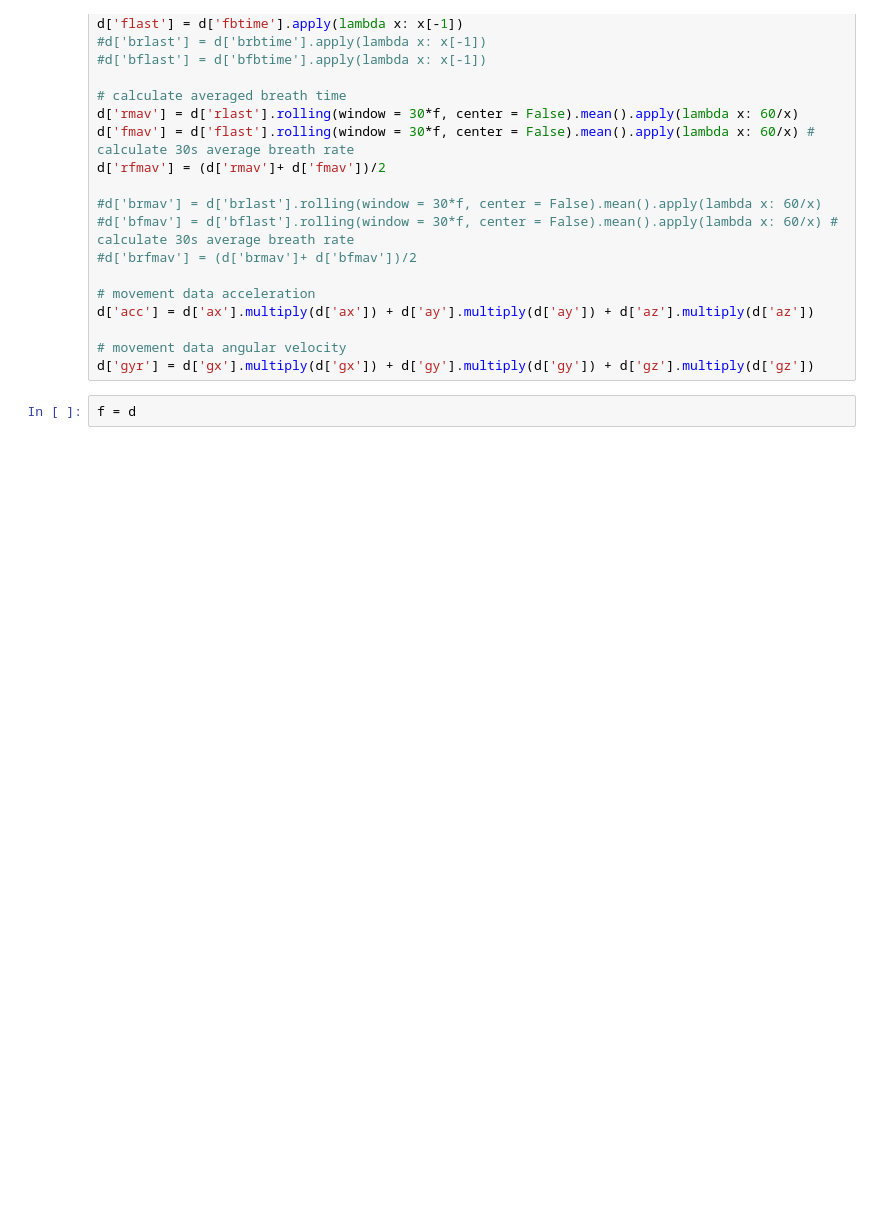
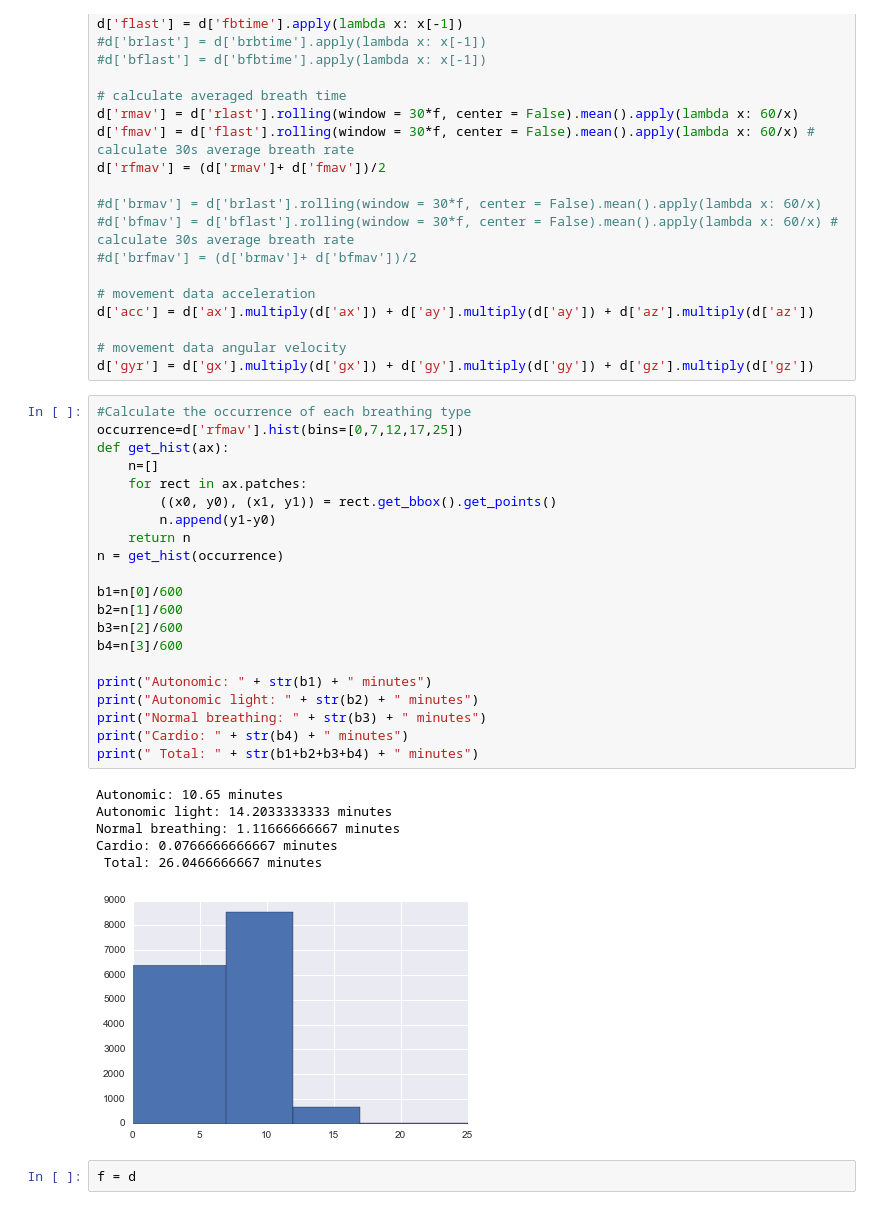
Before and after one commit to jcmorales82/Signal-Processing, a Jupyter notebook: Annie Cheung - Second Sequence.ipynb, the cells around one changed output. Cells and saved outputs as stored; diff of their text form; blank space fills up the shorter version.

Commit message:
Added breathing rate characterization

```diff
--- a/Annie Cheung - Second Sequence.ipynb
+++ b/Annie Cheung - Second Sequence.ipynb
@@ -120,6 +120,34 @@ d['acc'] = d['ax'].multiply(d['ax']) + d['ay'].multiply(d['ay']) + d['az'].multi
 
 # movement data angular velocity
 d['gyr'] = d['gx'].multiply(d['gx']) + d['gy'].multiply(d['gy']) + d['gz'].multiply(d['gz'])
+# %%
+#Calculate the occurrence of each breathing type
+occurrence=d['rfmav'].hist(bins=[0,7,12,17,25])
+def get_hist(ax):
+    n=[]
+    for rect in ax.patches:
+        ((x0, y0), (x1, y1)) = rect.get_bbox().get_points()
+        n.append(y1-y0)
+    return n
+n = get_hist(occurrence)
+
+b1=n[0]/600
+b2=n[1]/600
+b3=n[2]/600
+b4=n[3]/600
+
+print("Autonomic: " + str(b1) + " minutes")
+print("Autonomic light: " + str(b2) + " minutes")
+print("Normal breathing: " + str(b3) + " minutes")
+print("Cardio: " + str(b4) + " minutes")
+print(" Total: " + str(b1+b2+b3+b4) + " minutes")
+# %% [output]
+Autonomic: 10.65 minutes
+Autonomic light: 14.2033333333 minutes
+Normal breathing: 1.11666666667 minutes
+Cardio: 0.0766666666667 minutes
+ Total: 26.0466666667 minutes
+[figure, added]
 # %%
 f = d
 # %%
```
Also changed, not shown: 9 other files.
